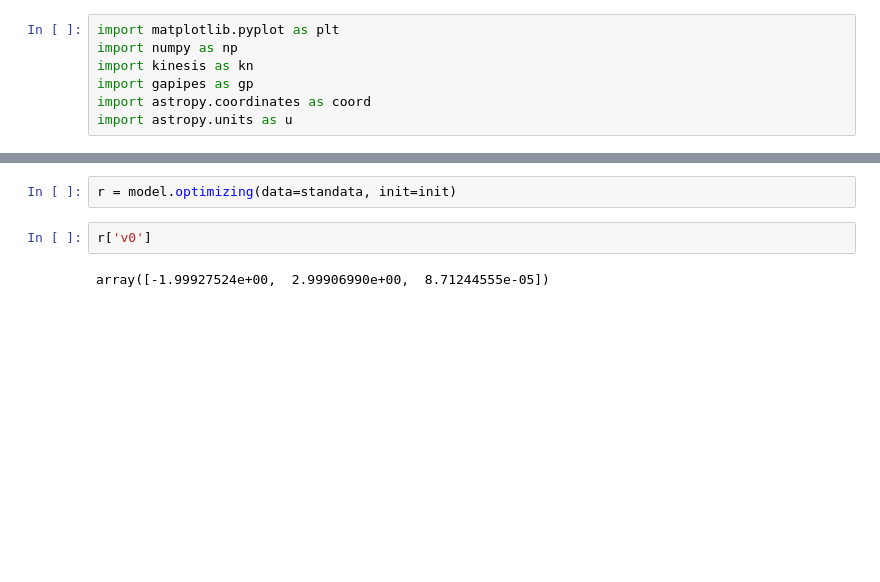
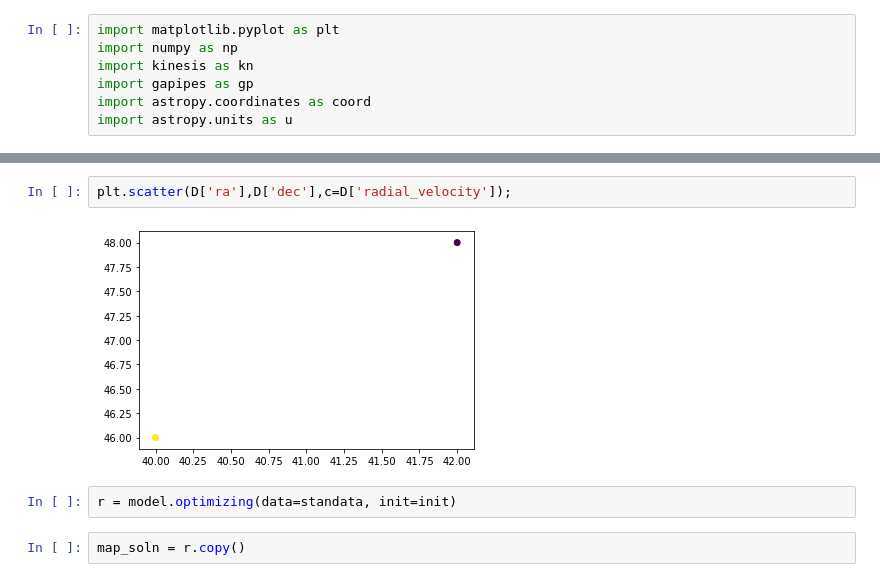
Before and after one commit to smoh/kinesis, a Jupyter notebook: notebooks/fit-grid-clusters.ipynb, the cells around one changed output, grey strips where cells are left out. Drawn from its saved outputs; the diff is of its cells as text; blank space fills up the shorter version.

```diff
--- a/notebooks/fit-grid-clusters.ipynb
+++ b/notebooks/fit-grid-clusters.ipynb
@@ -52,6 +65,8 @@ def init():
+# %%
+plt.scatter(D['ra'],D['dec'],c=D['radial_velocity']);
+# %% [output]
+[figure, added]
 # %%
 r = model.optimizing(data=standata, init=init)
-# %%
-r['v0']
-# %% [output]
-array([-1.99927524e+00,  2.99906990e+00,  8.71244555e-05])
+# %%
+map_soln = r.copy()
```
Also changed, not shown: parts of 20 cells of this notebook.
